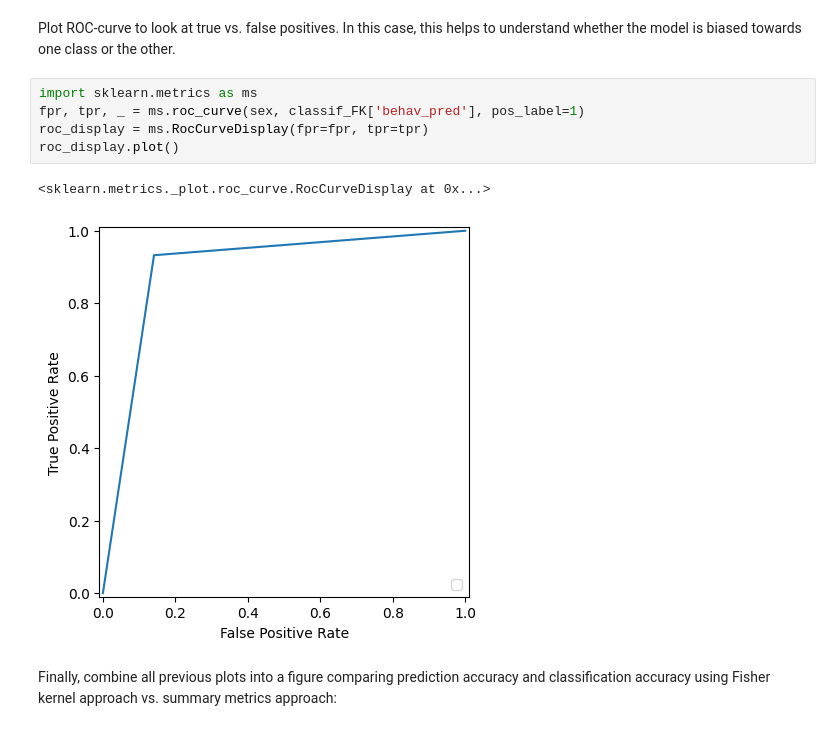
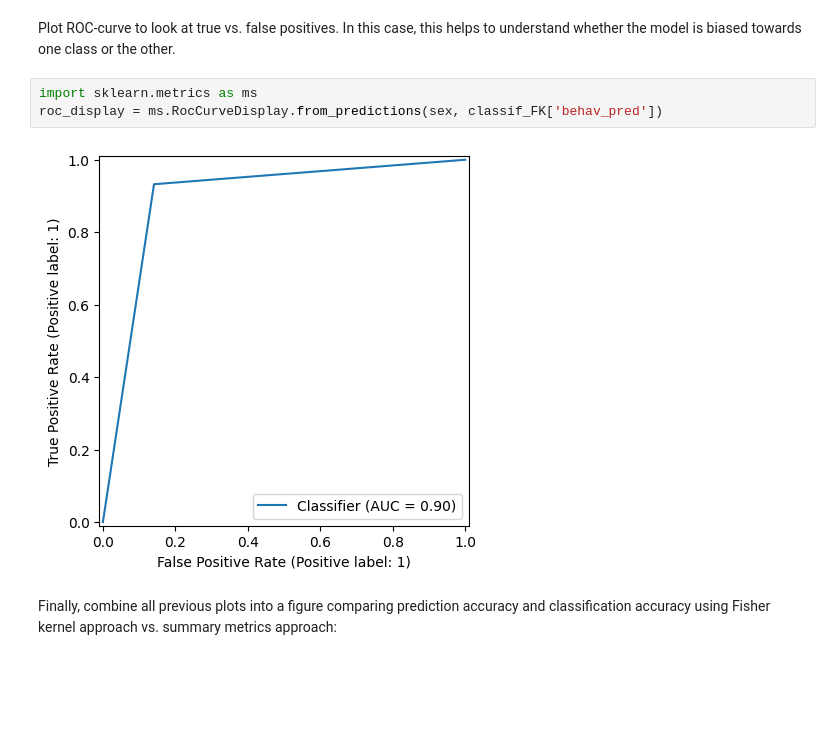
Before and after one commit to vidaurre/glhmm, a Jupyter notebook: docs/notebooks/Prediction_example.ipynb, the cells around one changed output. Cells and saved outputs as stored; diff of their text form; blank space fills up the shorter version.

Commit message:
fixed pred notebook error message from ROC plots

```diff
--- a/docs/notebooks/Prediction_example.ipynb
+++ b/docs/notebooks/Prediction_example.ipynb
@@ -443,12 +443,9 @@ plt.show()
 Plot ROC-curve to look at true vs. false positives. In this case, this helps to understand whether the model is biased towards one class or the other.
 # %%
 import sklearn.metrics as ms
-fpr, tpr, _ = ms.roc_curve(sex, classif_FK['behav_pred'], pos_label=1)
-roc_display = ms.RocCurveDisplay(fpr=fpr, tpr=tpr)
-roc_display.plot()
+roc_display = ms.RocCurveDisplay.from_predictions(sex, classif_FK['behav_pred'])
 # %% [output]
-<sklearn.metrics._plot.roc_curve.RocCurveDisplay at 0x...>
-[figure, old version]
+[figure, new version]
 # %% [markdown]
 Finally, combine all previous plots into a figure comparing prediction accuracy and classification accuracy using Fisher kernel approach vs. summary metrics approach:
 # %%
```
Also changed, not shown: parts of 1 cell of this notebook.
